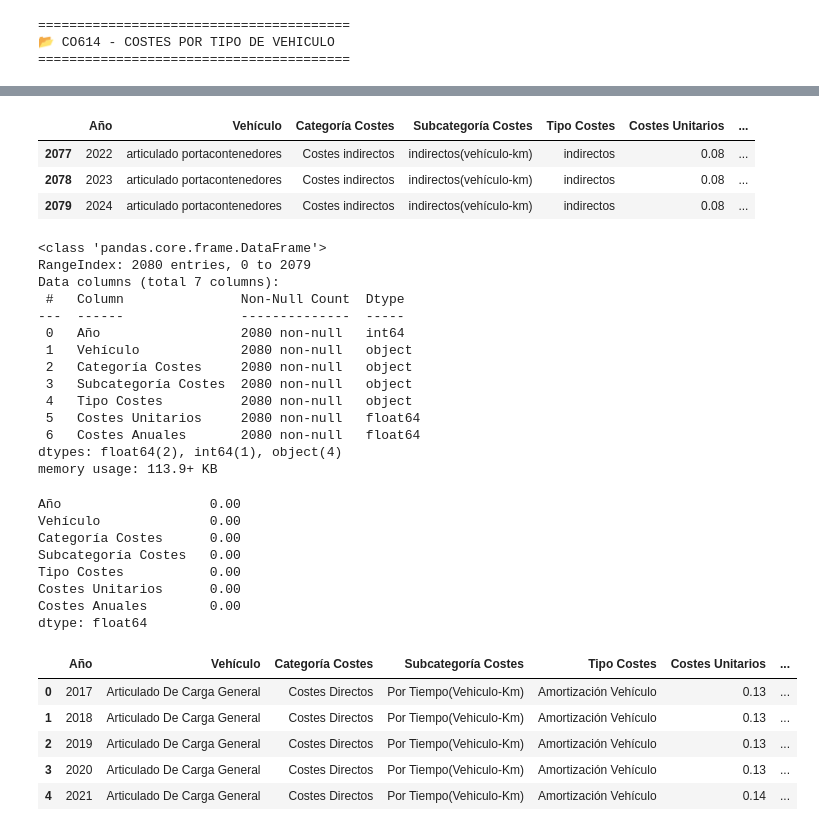
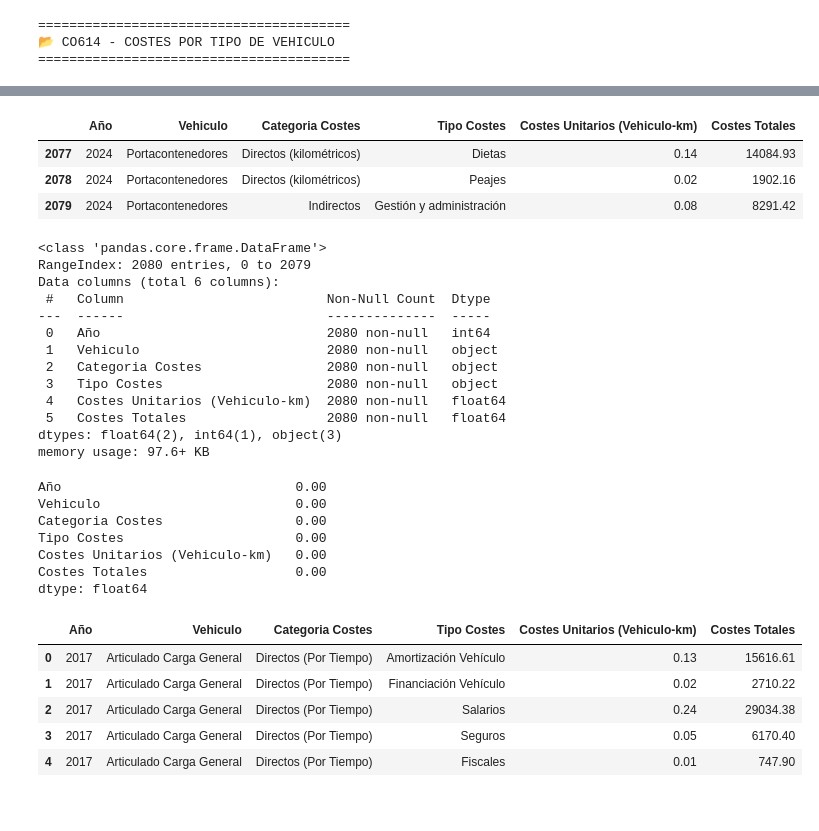
Before and after one commit to esanchezlaulhe1312/transporte_mercancias_carretera, a Jupyter notebook: notebooks/02_limpieza_parte_I.ipynb, the cells around one changed output, grey strips where cells are left out. Cells and saved outputs as stored; diff of their text form; code cells hidden in the pictures.

```diff
--- a/notebooks/02_limpieza_parte_I.ipynb
+++ b/notebooks/02_limpieza_parte_I.ipynb
@@ -694,51 +694,48 @@ df_co614.shape, df_co614.columns
        dtype='object'))
 # %%
 
-df_co614.columns = ['Año', 'Vehículo', 'Categoría Costes', 'Subcategoría Costes', 'Tipo Costes','Costes Unitarios', 'Costes Anuales']
 df_co614.tail(3)
 # %% [output]
-|  | Año | Vehículo | Categoría Costes | Subcategoría Costes | Tipo Costes | Costes Unitarios | ... |
-| 2077 | 2022 | articulado portacontenedores | Costes indirectos | indirectos(vehículo-km) | indirectos | 0.08 | ... |
-| 2078 | 2023 | articulado portacontenedores | Costes indirectos | indirectos(vehículo-km) | indirectos | 0.08 | ... |
-| 2079 | 2024 | articulado portacontenedores | Costes indirectos | indirectos(vehículo-km) | indirectos | 0.08 | ... |
+|  | Año | Vehiculo | Categoria Costes | Tipo Costes | Costes Unitarios (Vehiculo-km) | Costes Totales |
+| 2077 | 2024 | Portacontenedores | Directos (kilométricos) | Dietas | 0.14 | 14084.93 |
+| 2078 | 2024 | Portacontenedores | Directos (kilométricos) | Peajes | 0.02 | 1902.16 |
+| 2079 | 2024 | Portacontenedores | Indirectos | Gestión y administración | 0.08 | 8291.42 |
 # %%
 df_co614.info()
 (df_co614.isna().mean()*100).round(2)
 # %% [output]
 <class 'pandas.core.frame.DataFrame'>
 RangeIndex: 2080 entries, 0 to 2079
-Data columns (total 7 columns):
- #   Column               Non-Null Count  Dtype
----  ------               --------------  -----
- 0   Año                  2080 non-null   int64
- 1   Vehículo             2080 non-null   object
- 2   Categoría Costes     2080 non-null   object
- 3   Subcategoría Costes  2080 non-null   object
- 4   Tipo Costes          2080 non-null   object
- 5   Costes Unitarios     2080 non-null   float64
- 6   Costes Anuales       2080 non-null   float64
-dtypes: float64(2), int64(1), object(4)
-memory usage: 113.9+ KB
+Data columns (total 6 columns):
+ #   Column                          Non-Null Count  Dtype
+---  ------                          --------------  -----
+ 0   Año                             2080 non-null   int64
+ 1   Vehiculo                        2080 non-null   object
+ 2   Categoria Costes                2080 non-null   object
+ 3   Tipo Costes                     2080 non-null   object
+ 4   Costes Unitarios (Vehiculo-km)  2080 non-null   float64
+ 5   Costes Totales                  2080 non-null   float64
+dtypes: float64(2), int64(1), object(3)
+memory usage: 97.6+ KB
-Año                   0.00
-Vehículo              0.00
-Categoría Costes      0.00
-Subcategoría Costes   0.00
-Tipo Costes           0.00
-Costes Unitarios      0.00
-Costes Anuales        0.00
+Año                              0.00
+Vehiculo                         0.00
+Categoria Costes                 0.00
+Tipo Costes                      0.00
+Costes Unitarios (Vehiculo-km)   0.00
+Costes Totales                   0.00
 dtype: float64
 # %%
 df_co614_copy = df_co614.copy()
 # %%
-for c in ['Año', 'Vehículo', 'Categoría Costes', 'Subcategoría Costes', 'Tipo Costes']:
+for c in ['Vehiculo', 'Categoria Costes', 'Tipo Costes']:
     df_co614_copy[c] = (df_co614_copy[c].astype(str)
              .str.strip().str.title()
              .str.replace(r'\s+', ' ', regex=True))
 df_co614_copy.head()
 # %% [output]
-|  | Año | Vehículo | Categoría Costes | Subcategoría Costes | Tipo Costes | Costes Unitarios | ... |
-| 0 | 2017 | Articulado De Carga General | Costes Directos | Por Tiempo(Vehiculo-Km) | Amortización Vehículo | 0.13 | ... |
-| 1 | 2018 | Articulado De Carga General | Costes Directos | Por Tiempo(Vehiculo-Km) | Amortización Vehículo | 0.13 | ... |
-| 2 | 2019 | Articulado De Carga General | Costes Directos | Por Tiempo(Vehiculo-Km) | Amortización Vehículo | 0.13 | ... |
-| 3 | 2020 | Articulado De Carga General | Costes Directos | Por Tiempo(Vehiculo-Km) | Amortización Vehículo | 0.13 | ... |
-| 4 | 2021 | Articulado De Carga General | Costes Directos | Por Tiempo(Vehiculo-Km) | Amortización Vehículo | 0.14 | ... |
+|  | Año | Vehiculo | Categoria Costes | Tipo Costes | Costes Unitarios (Vehiculo-km) | Costes Totales |
+| 0 | 2017 | Articulado Carga General | Directos (Por Tiempo) | Amortización Vehículo | 0.13 | 15616.61 |
+| 1 | 2017 | Articulado Carga General | Directos (Por Tiempo) | Financiación Vehículo | 0.02 | 2710.22 |
+| 2 | 2017 | Articulado Carga General | Directos (Por Tiempo) | Salarios | 0.24 | 29034.38 |
+| 3 | 2017 | Articulado Carga General | Directos (Por Tiempo) | Seguros | 0.05 | 6170.40 |
+| 4 | 2017 | Articulado Carga General | Directos (Por Tiempo) | Fiscales | 0.01 | 747.90 |
```
Also changed, not shown: parts of 10 cells of this notebook, 8 other files.
